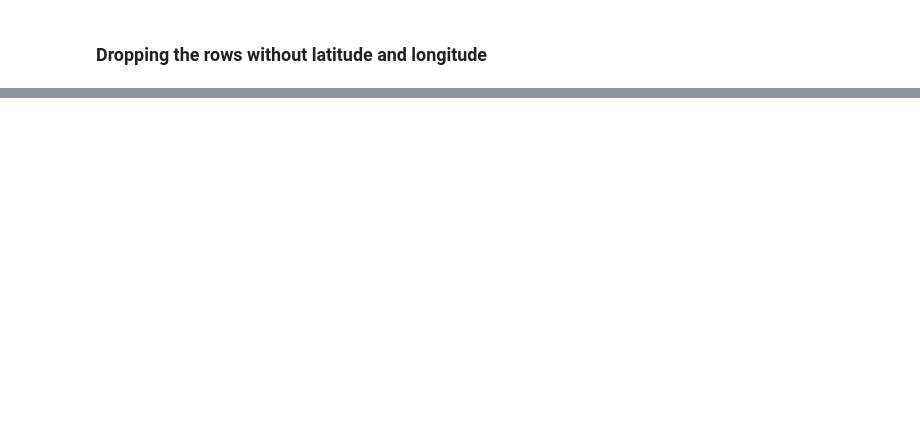
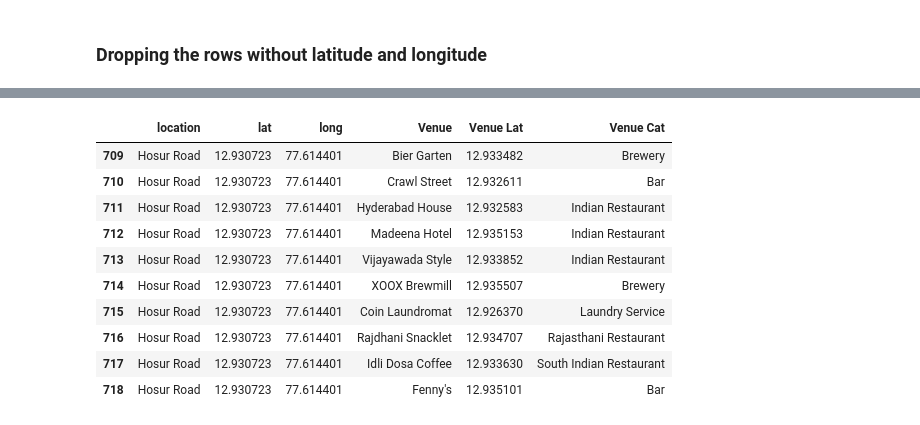
Before and after one commit to Raviyadav144/IBM-Data-Science-Capstone-Project, a Jupyter notebook: Final Project.ipynb, the cells around one changed output, grey strips where cells are left out. Cells and saved outputs as stored; diff of their text form; code cells hidden in the pictures; blank space fills up the shorter version.

```diff
--- a/Final Project.ipynb
+++ b/Final Project.ipynb
@@ -145,0 +313,30 @@ map_ben
+# %%
+def getNearbyVenuesBach(names,latitudes, longitudes , radius = 500,limit=50):
+    venues_list=[]
+    for name , lat, lng in zip (names , latitudes , longitudes):
+        #creating the url request
+        url = 'https://api.foursquare.com/v2/venues/search?&client_id={}&client_secret={}&v={}&ll={},{}&radius={}&limit={}&categoryId=4bf58dd8d48988d1f9941735,4bf58dd8d48988d10f941735,4bf58dd8d48988d1fc941735,52f2ab2ebcbc57f1066b8b1d,4d4b7105d754a06376d81259'.format(
+    CLIENT_ID,
+    CLIENT_SECRET,
+    VERSION,
+    lat,
+    lng,
+    radius,
+    limit)
+
+        #making the request
+        results = requests.get(url).json()['response']
+        #getting required informations only
+
+        for i in range (len(results["venues"])):
+            venues_list.append([name,lat,lng,
+                        results['venues'][i]['name'],
+                        results["venues"][i]["location"]["lat"],
+                        results["venues"][i]['categories'][0]["name"]])
+    nearby_venues=pd.DataFrame(venues_list,columns=['location','lat',"long","Venue","Venue Lat","Venue Cat"])
+
+    return (nearby_venues)
+# %%
+bach= getNearbyVenuesBach(names = df["Location"],
+                             latitudes= df["Latitude"],
+                             longitudes = df["Longitude"])
@@ -145,0 +406,14 @@ map_ben
+# %%
+bach[bach["location"] == "Hosur Road"].head(10)
+# %% [output]
+|  | location | lat | long | Venue | Venue Lat | Venue Cat |
+| 709 | Hosur Road | 12.930723 | 77.614401 | Bier Garten | 12.933482 | Brewery |
+| 710 | Hosur Road | 12.930723 | 77.614401 | Crawl Street | 12.932611 | Bar |
+| 711 | Hosur Road | 12.930723 | 77.614401 | Hyderabad House | 12.932583 | Indian Restaurant |
+| 712 | Hosur Road | 12.930723 | 77.614401 | Madeena Hotel | 12.935153 | Indian Restaurant |
+| 713 | Hosur Road | 12.930723 | 77.614401 | Vijayawada Style | 12.933852 | Indian Restaurant |
+| 714 | Hosur Road | 12.930723 | 77.614401 | XOOX Brewmill | 12.935507 | Brewery |
+| 715 | Hosur Road | 12.930723 | 77.614401 | Coin Laundromat | 12.926370 | Laundry Service |
+| 716 | Hosur Road | 12.930723 | 77.614401 | Rajdhani Snacklet | 12.934707 | Rajasthani Restaurant |
+| 717 | Hosur Road | 12.930723 | 77.614401 | Idli Dosa Coffee | 12.933630 | South Indian Restaurant |
+| 718 | Hosur Road | 12.930723 | 77.614401 | Fenny's | 12.935101 | Bar |
```
Also changed, not shown: parts of 58 cells of this notebook.
